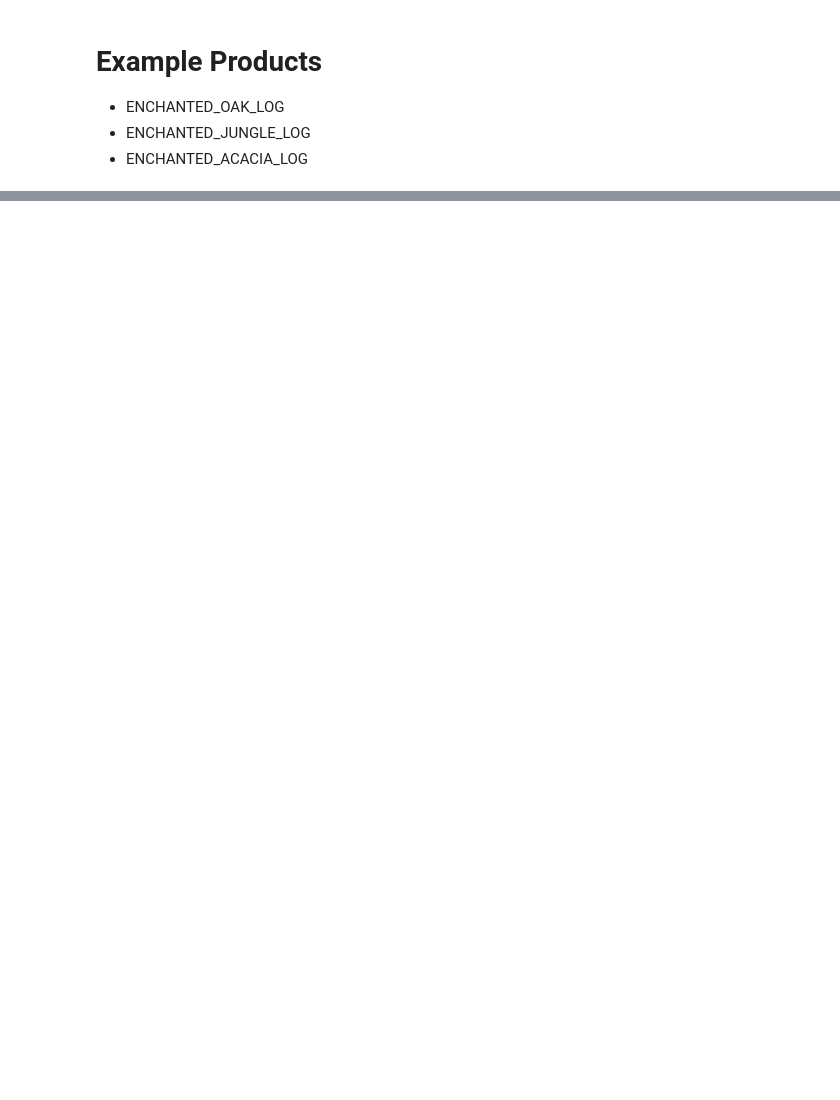
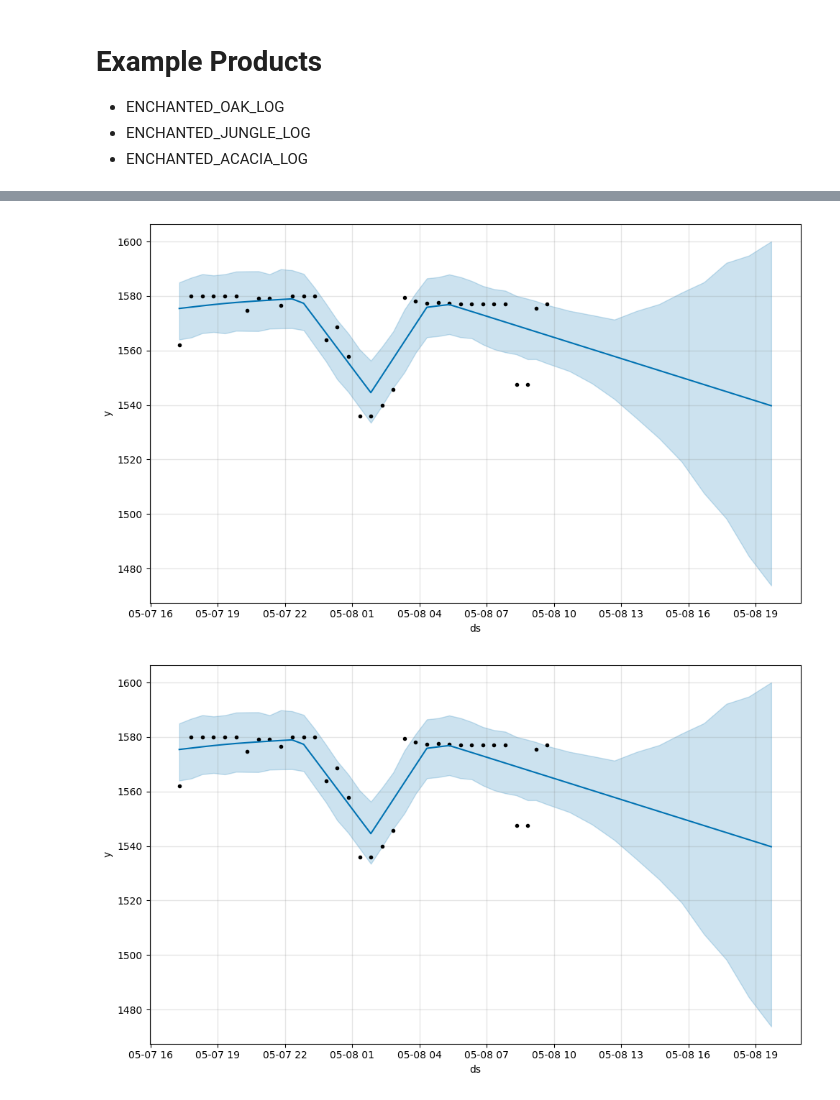
Before and after one commit to hannesmoehring/hypixel_bazaar, a Jupyter notebook: notebook.ipynb, the cells around one changed output, grey strips where cells are left out. Cells and saved outputs as stored; diff of their text form; code cells hidden in the pictures; blank space fills up the shorter version.

```diff
--- a/notebook.ipynb
+++ b/notebook.ipynb
@@ -34,0 +71,3 @@ mathing.fft_analysis(df, "ENCHANTED_OAK_LOG", "inst_buyPrice")
+# %%
+temp = data_prep.prep_prophet(df, "ENCHANTED_OAK_LOG")
+temp
@@ -34,0 +92,2 @@ mathing.fft_analysis(df, "ENCHANTED_OAK_LOG", "inst_buyPrice")
+# %%
+model = ml_method.train_prophet(df=temp)
@@ -34,0 +97,6 @@ mathing.fft_analysis(df, "ENCHANTED_OAK_LOG", "inst_buyPrice")
+# %%
+forecast = ml_method.propheting_prophet(model=model, periods=10)
+model.plot(forecast)
+# %% [output]
+[figure, added]
+[figure, added]
```
Also changed, not shown: parts of 10 cells of this notebook, 3 other files.
